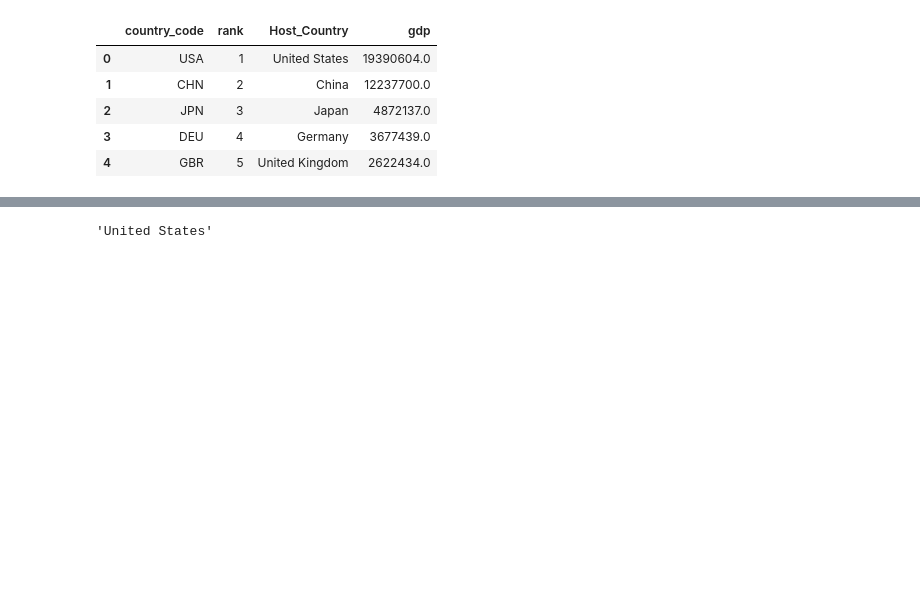
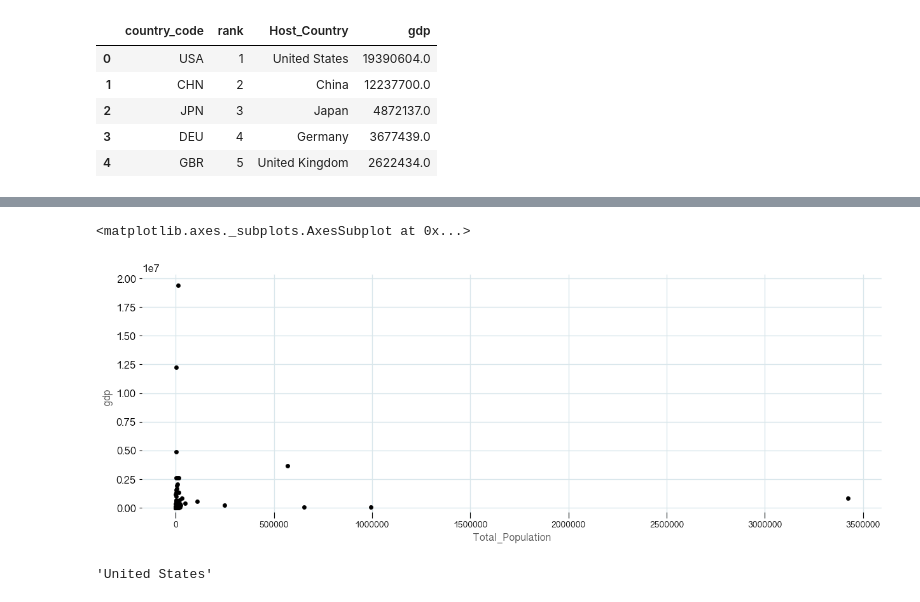
Before and after one commit to mattrehbein/data_studio, a Jupyter notebook: code/02-project/02-Syrian Refugees.ipynb, the cells around one changed output, grey strips where cells are left out. Drawn from its saved outputs; the diff is of its cells as text; code cells hidden in the pictures; blank space fills up the shorter version.

```diff
--- a/code/02-project/02-Syrian Refugees.ipynb
+++ b/code/02-project/02-Syrian Refugees.ipynb
@@ -247,0 +242,3 @@ gdp_merge.plot(kind='scatter', x='Total_Population', y='gdp')
+# %%
+gdp_merge.dropna(axis=0, inplace=True, subset=['Total_Population'])
+gdp_merge.head()
@@ -248,3 +254,8 @@ gdp_merge.plot(kind='scatter', x='Total_Population', y='gdp')
+# %%
+gdp_merge.plot(kind='scatter', x='Total_Population', y='gdp', figsize=(15,5))
+# %% [output]
+<matplotlib.axes._subplots.AxesSubplot at 0x...>
+[figure, added]
 # %%
 # top_twenty = df2.sort_values(by='gdp', ascending=False).head(20)
 GDPtop_ten = df2.sort_values(by='gdp', ascending=False).head(10)
```
Also changed, not shown: parts of 6 cells of this notebook, 4 other files.
